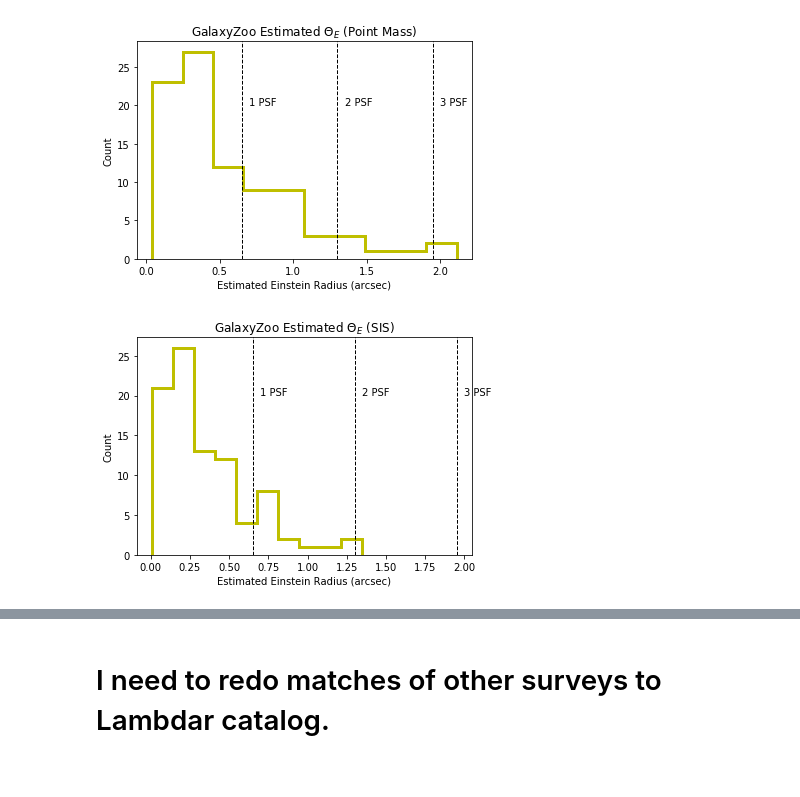
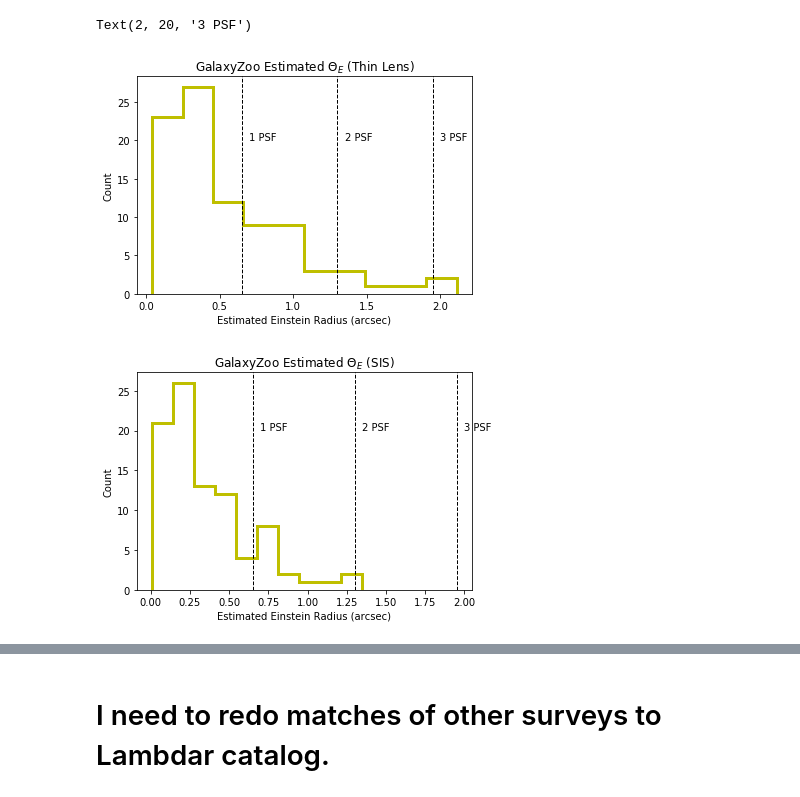
Before and after one commit to shawnknabel/lens_methods, a Jupyter notebook: Notebook_Files/visualization/paper_visualizations_063020.ipynb, the cells around one changed output, grey strips where cells are left out. Cells and saved outputs as stored; diff of their text form; code cells hidden in the pictures.

```diff
--- a/Notebook_Files/visualization/paper_visualizations_063020.ipynb
+++ b/Notebook_Files/visualization/paper_visualizations_063020.ipynb
@@ -165,41 +176,42 @@ plt.savefig(f'{pdf_path}zoo_theta_e_score_sis.pdf')
 plt.figure()
 plt.xlabel("Estimated Einstein Radius (arcsec)")
 plt.ylabel("Count")
-plt.title("GalaxyZoo Estimated $\Theta_E$ (Point Mass)")
+plt.title("GalaxyZoo Estimated $\Theta_E$ (Thin Lens)")
 plt.hist(zoo_30.theta_e_pm,bins=10,color='y',label='GZ', histtype = 'step', linewidth=3)
 #plt.hist(s4tm_shu_17.theta_e_sie,bins=10,color='c',label='S4TM', histtype = 'step', linewidth=3)
 #plt.hist(bells_brownstein_12.theta_e_sie,bins=10,color='k',label='BELLS', histtype = 'step', linewidth=3)
 #plt.hist(spec_121519.theta_e_chabrier,bins=10,color='b',label='GAMA', histtype = 'step', linewidth=3)
 #plt.legend(loc='upper right')
 plt.axvline(0.65, color='k', linestyle='dashed', linewidth=1)
 plt.axvline(1.3, color='k', linestyle='dashed', linewidth=1)
 plt.axvline(1.95, color='k', linestyle='dashed', linewidth=1)
 plt.text(0.7, 20, '1 PSF')
 plt.text(1.35, 20, '2 PSF')
 plt.text(2, 20, '3 PSF')
 
 #plt.savefig(f'{pdf_path}zoo_theta_e_pm_hist.pdf')
 
 # SIS
 plt.figure()
 plt.xlabel("Estimated Einstein Radius (arcsec)")
 plt.ylabel("Count")
 plt.title("GalaxyZoo Estimated $\Theta_E$ (SIS)")
 plt.hist(zoo_30.theta_e_sis,bins=10,color='y',label='GZ', histtype = 'step', linewidth=3)
 #plt.hist(s4tm_shu_17.theta_e_sie,bins=10,color='c',label='S4TM', histtype = 'step', linewidth=3)
 #plt.hist(bells_brownstein_12.theta_e_sie,bins=10,color='k',label='BELLS', histtype = 'step', linewidth=3)
 #plt.hist(spec_121519.theta_e_chabrier,bins=10,color='b',label='GAMA', histtype = 'step', linewidth=3)
 #plt.legend(loc='upper right')
 plt.axvline(0.65, color='k', linestyle='dashed', linewidth=1)
 plt.axvline(1.3, color='k', linestyle='dashed', linewidth=1)
 plt.axvline(1.95, color='k', linestyle='dashed', linewidth=1)
 plt.text(0.7, 20, '1 PSF')
 plt.text(1.35, 20, '2 PSF')
 plt.text(2, 20, '3 PSF')
 
 #plt.savefig(f'{pdf_path}zoo_theta_e_sis_hist.pdf')
 # %% [output]
+Text(2, 20, '3 PSF')
-[figure, old version]
+[figure, new version]
 [figure]
 # %%
 # big plot with einstein radii
```
Also changed, not shown: parts of 24 cells of this notebook, 50 other files.
